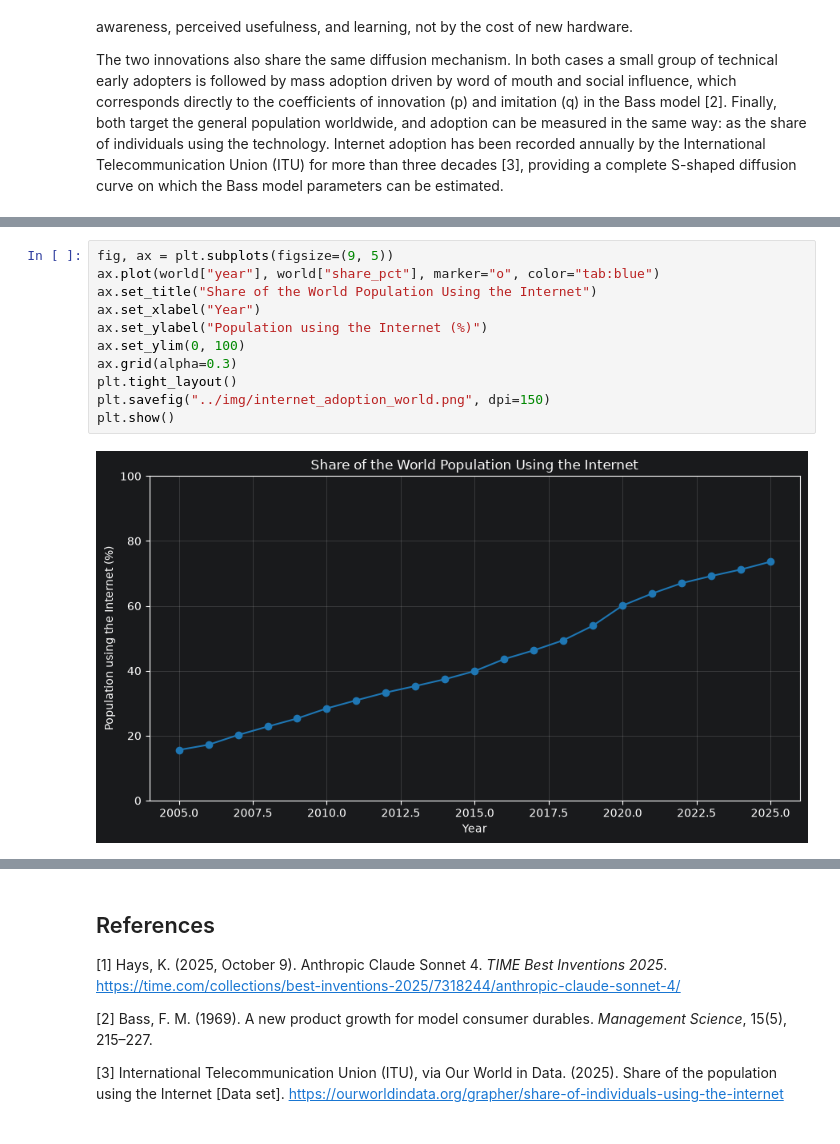
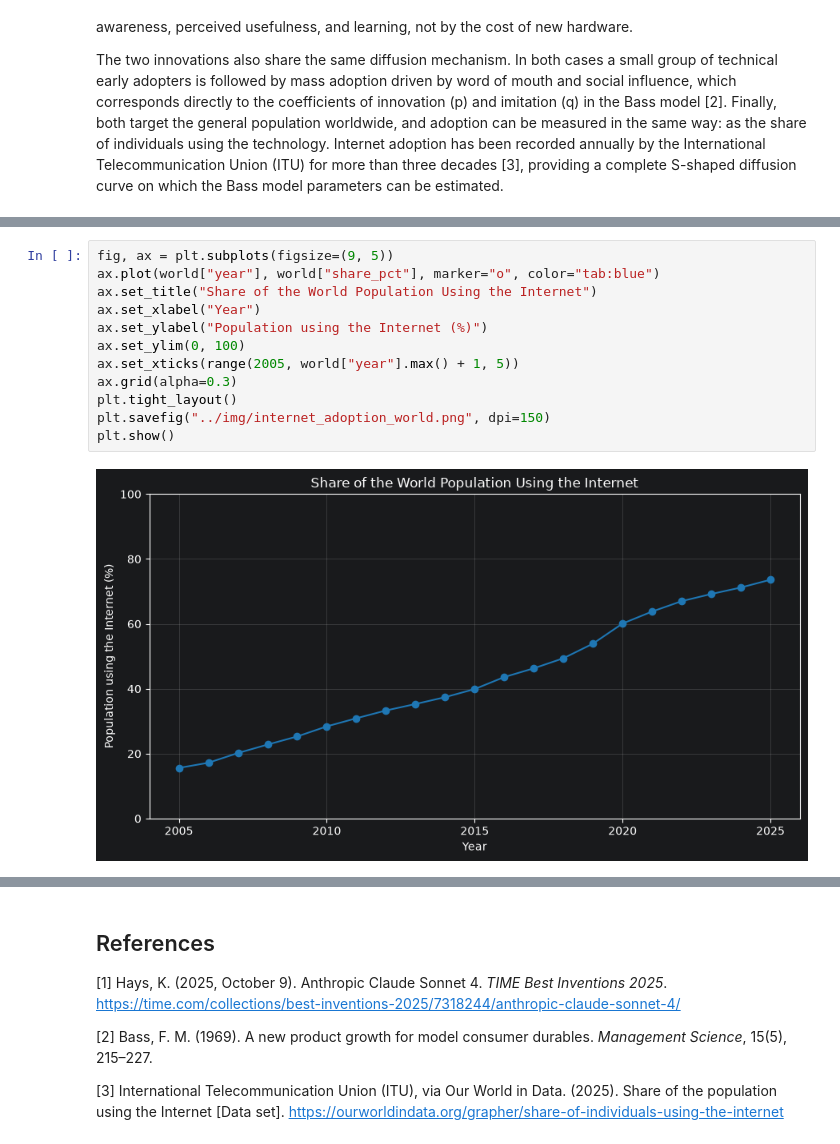
Before and after one commit to AraksyaG/bass-model-claude-sonnet-4, a Jupyter notebook: report/report.ipynb, the cells around one changed output, grey strips where cells are left out. Saved outputs shown, nothing was run; the diff lists cells and outputs as text.

```diff
--- a/report/report.ipynb
+++ b/report/report.ipynb
@@ -61,13 +72,14 @@ world.head(5)
 # %%
 fig, ax = plt.subplots(figsize=(9, 5))
 ax.plot(world["year"], world["share_pct"], marker="o", color="tab:blue")
 ax.set_title("Share of the World Population Using the Internet")
 ax.set_xlabel("Year")
 ax.set_ylabel("Population using the Internet (%)")
 ax.set_ylim(0, 100)
+ax.set_xticks(range(2005, world["year"].max() + 1, 5))
 ax.grid(alpha=0.3)
 plt.tight_layout()
 plt.savefig("../img/internet_adoption_world.png", dpi=150)
 plt.show()
 # %% [output]
-[figure, old version]
+[figure, new version]
```
Also changed, not shown: parts of 6 cells of this notebook, 1 other file.
